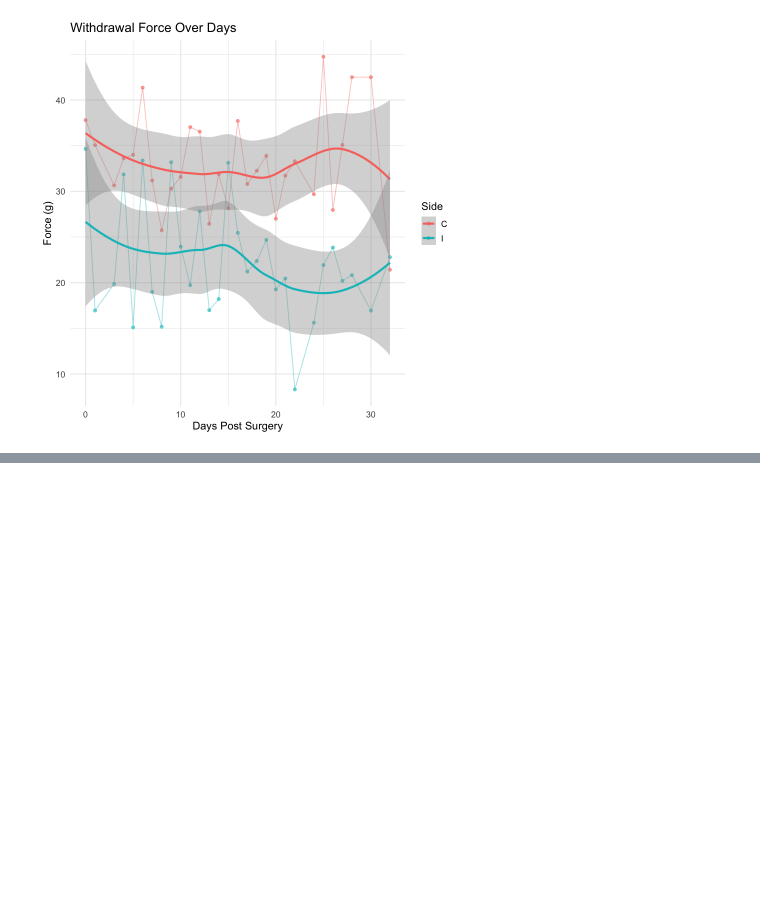
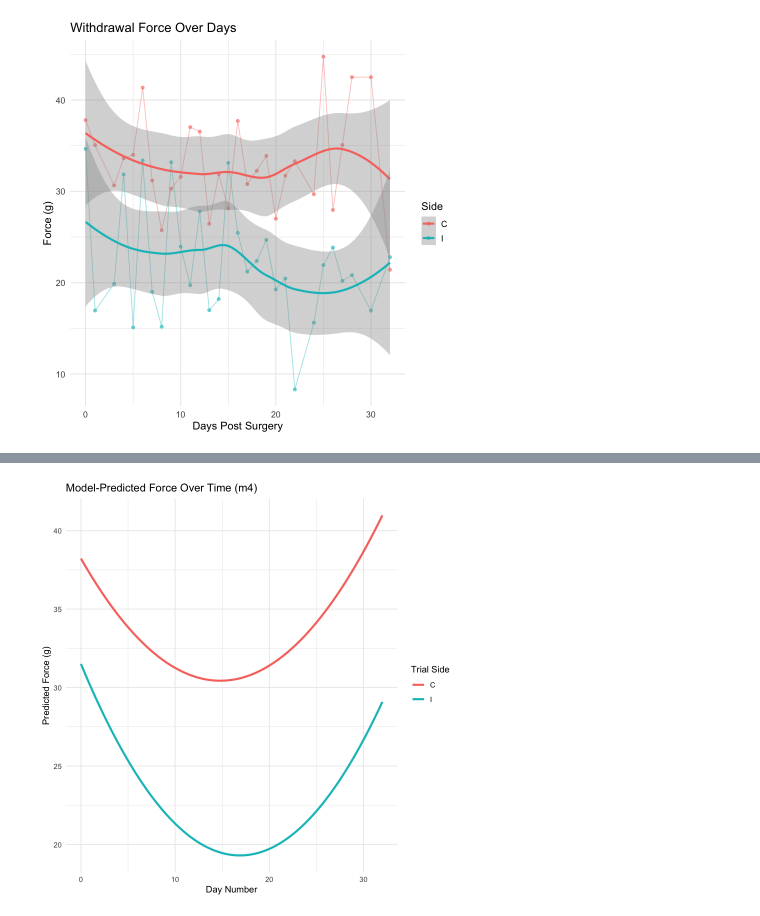
Before and after one commit to Annabeth2505/von_frey_eda, a Jupyter notebook: notebooks/02_modeling.ipynb, the cells around one changed output, grey strips where cells are left out. Drawn from its saved outputs; the diff is of its cells as text; code cells hidden in the pictures; blank space fills up the shorter version.

Commit message:
add save figures and small modifications

```diff
--- a/notebooks/02_modeling.ipynb
+++ b/notebooks/02_modeling.ipynb
@@ -481,0 +523,9 @@ write.csv(vf, "post_modeling_dataset.csv", row.names = TRUE)
+# %%
+vf$Trial = as.factor(vf$Trial)
+# %%
+grid_m4 = expand.grid(
+  DayNumber_z = seq(min(vf$DayNumber_z), max(vf$DayNumber_z), length.out = 100),
+  Trial = levels(vf$Trial)
+)
+# %%
+grid_m4$predicted_force = predict(m4, newdata = grid_m4, re.form = NA)
@@ -481,0 +582,5 @@ write.csv(vf, "post_modeling_dataset.csv", row.names = TRUE)
+# %%
+day_mean = mean(vf$DayNumber, na.rm = TRUE)
+day_sd = sd(vf$DayNumber, na.rm = TRUE)
+
+grid_m4$DayNumber = grid_m4$DayNumber_z * day_sd + day_mean
@@ -481,0 +609,14 @@ write.csv(vf, "post_modeling_dataset.csv", row.names = TRUE)
+# %%
+ggplot(grid_m4, aes(x = DayNumber, y = predicted_force, color = Trial)) +
+  geom_line(size = 1.2) +
+  labs(
+    title = "Model-Predicted Force Over Time (m4)",
+    x = "Day Number",
+    y = "Predicted Force (g)",
+    color = "Trial Side"
+  ) +
+  theme_minimal()
+
+ggsave("m4_predictions.png", width = 7, height = 5, dpi = 300)
+# %% [output]
+[figure, added]
```
Also changed, not shown: parts of 15 cells of this notebook, 7 other files.
